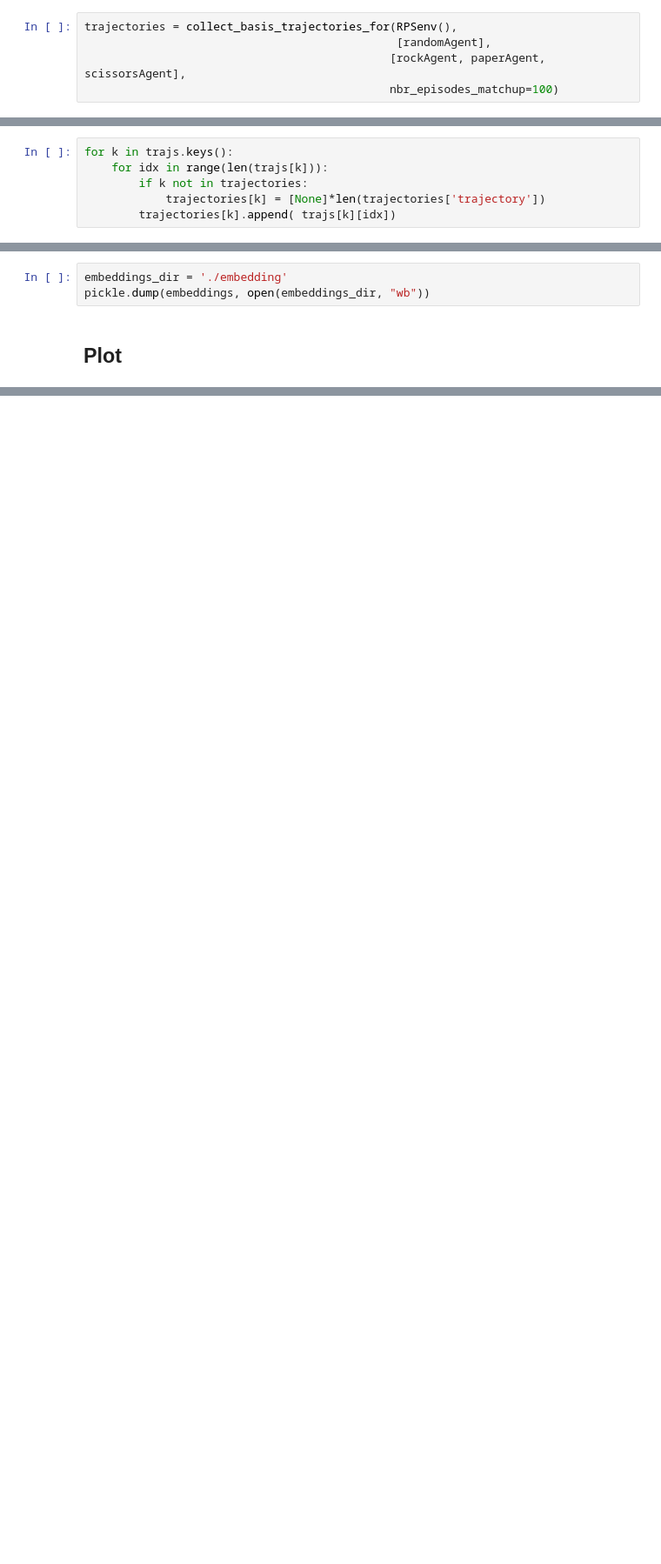
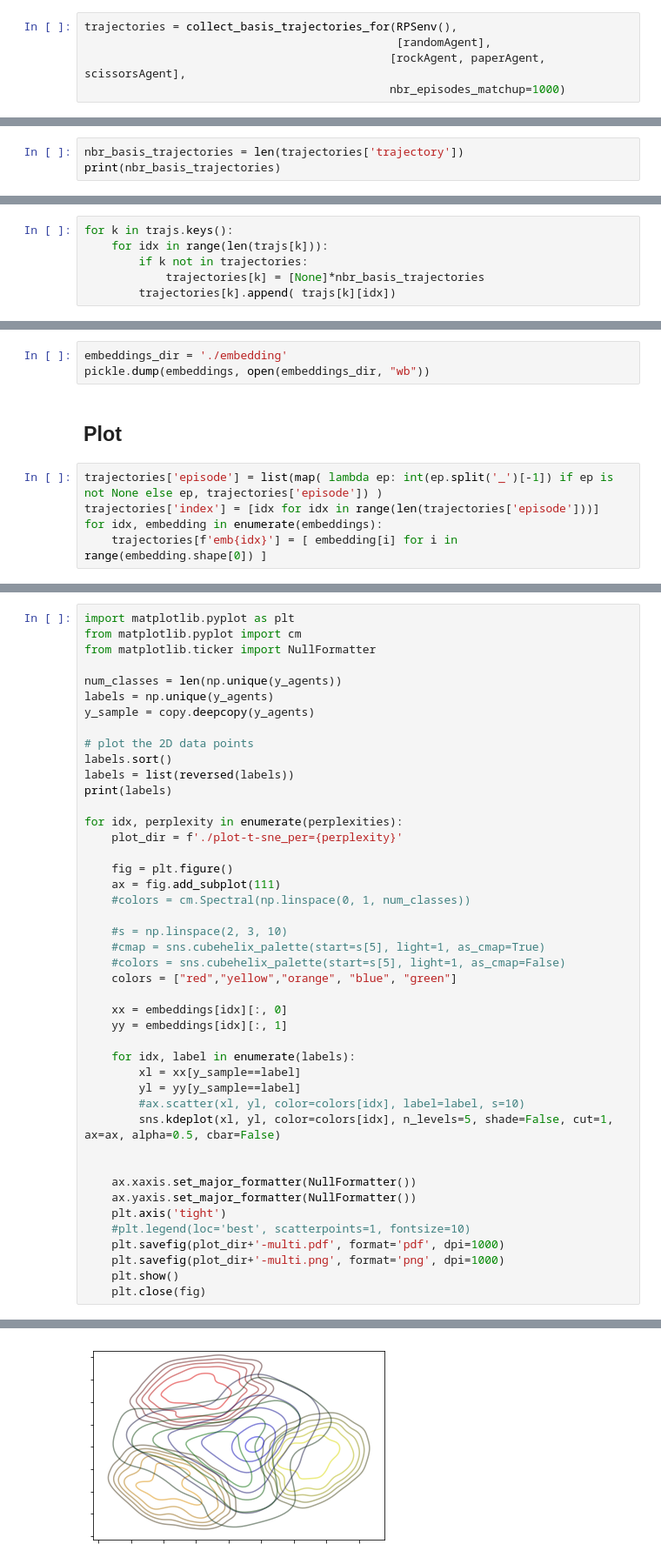
Before and after one commit to Near32/Regym, a Jupyter notebook: visualization/notebook-t-SNE-visualization.ipynb, the cells around one changed output, grey strips where cells are left out. Shown at 87% size. Cells and saved outputs as stored; diff of their text form; blank space fills up the shorter version.

Commit message:
t-sne with heightmaped or shaded kernel density estimation of the menagerie-induced cover over the whole policy space.

```diff
--- a/visualization/notebook-t-SNE-visualization.ipynb
+++ b/visualization/notebook-t-SNE-visualization.ipynb
@@ -57,4 +59,4 @@ def simulate(env, agent, fixed_opponent, episodes, training):
 trajectories = collect_basis_trajectories_for(RPSenv(),
                                               [randomAgent],
                                              [rockAgent, paperAgent, scissorsAgent],
-                                             nbr_episodes_matchup=100)
+                                             nbr_episodes_matchup=1000)
@@ -68,0 +77,3 @@ len(trajectories['trajectory'])
+# %%
+nbr_basis_trajectories = len(trajectories['trajectory'])
+print(nbr_basis_trajectories)
@@ -206,7 +219,7 @@ len(trajs['episode'])
 for k in trajs.keys():
     for idx in range(len(trajs[k])):
         if k not in trajectories:
-            trajectories[k] = [None]*len(trajectories['trajectory'])
+            trajectories[k] = [None]*nbr_basis_trajectories
         trajectories[k].append( trajs[k][idx])
 # %% [markdown]
 ## 2) Encode trajectories
@@ -311,3 +324,8 @@ embeddings_dir = './embedding'
 pickle.dump(embeddings, open(embeddings_dir, "wb"))
 # %% [markdown]
 ## Plot
+# %%
+trajectories['episode'] = list(map( lambda ep: int(ep.split('_')[-1]) if ep is not None else ep, trajectories['episode']) )
+trajectories['index'] = [idx for idx in range(len(trajectories['episode']))]
+for idx, embedding in enumerate(embeddings):
+    trajectories[f'emb{idx}'] = [ embedding[i] for i in range(embedding.shape[0]) ]
@@ -313,0 +362,45 @@ pickle.dump(embeddings, open(embeddings_dir, "wb"))
+# %%
+import matplotlib.pyplot as plt
+from matplotlib.pyplot import cm
+from matplotlib.ticker import NullFormatter
+
+num_classes = len(np.unique(y_agents))
+labels = np.unique(y_agents)
+y_sample = copy.deepcopy(y_agents)
+
+# plot the 2D data points
+labels.sort()
+labels = list(reversed(labels))
+print(labels)
+
+for idx, perplexity in enumerate(perplexities):
+    plot_dir = f'./plot-t-sne_per={perplexity}'
+
+    fig = plt.figure()
+    ax = fig.add_subplot(111)
+    #colors = cm.Spectral(np.linspace(0, 1, num_classes))
+
+    #s = np.linspace(2, 3, 10)
+    #cmap = sns.cubehelix_palette(start=s[5], light=1, as_cmap=True)
+    #colors = sns.cubehelix_palette(start=s[5], light=1, as_cmap=False)
+    colors = ["red","yellow","orange", "blue", "green"]
+
+    xx = embeddings[idx][:, 0]
+    yy = embeddings[idx][:, 1]
+
+    for idx, label in enumerate(labels):
+        xl = xx[y_sample==label]
+        yl = yy[y_sample==label]
+        #ax.scatter(xl, yl, color=colors[idx], label=label, s=10)
+        sns.kdeplot(xl, yl, color=colors[idx], n_levels=5, shade=False, cut=1, ax=ax, alpha=0.5, cbar=False)
+
+
+    ax.xaxis.set_major_formatter(NullFormatter())
+    ax.yaxis.set_major_formatter(NullFormatter())
+    plt.axis('tight')
+    #plt.legend(loc='best', scatterpoints=1, fontsize=10)
+    plt.savefig(plot_dir+'-multi.pdf', format='pdf', dpi=1000)
+    plt.savefig(plot_dir+'-multi.png', format='png', dpi=1000)
+    plt.show()
+    plt.close(fig)
+# %% [output]
@@ -313,0 +408 @@ pickle.dump(embeddings, open(embeddings_dir, "wb"))
+[figure, added]
```
Also changed, not shown: parts of 17 cells of this notebook, 6 other files.
